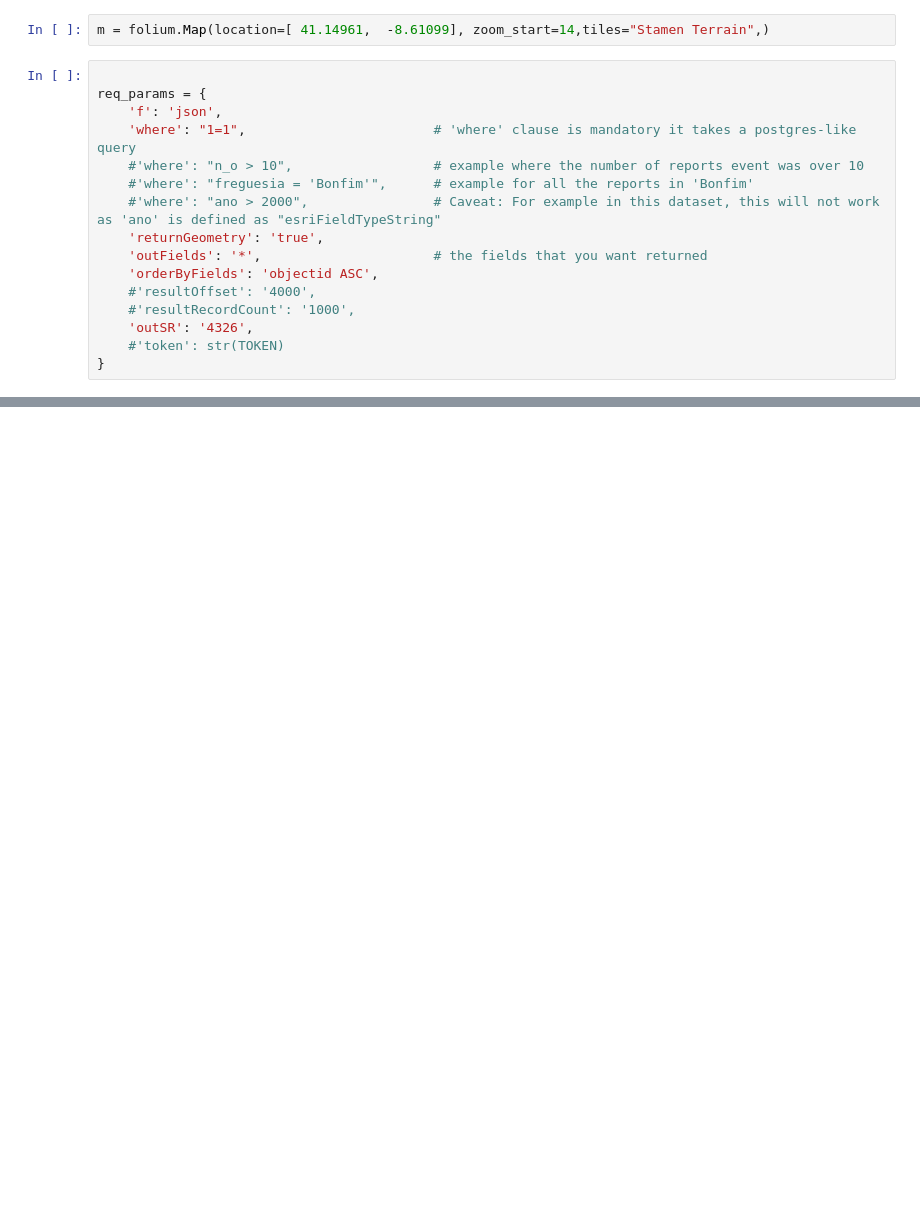
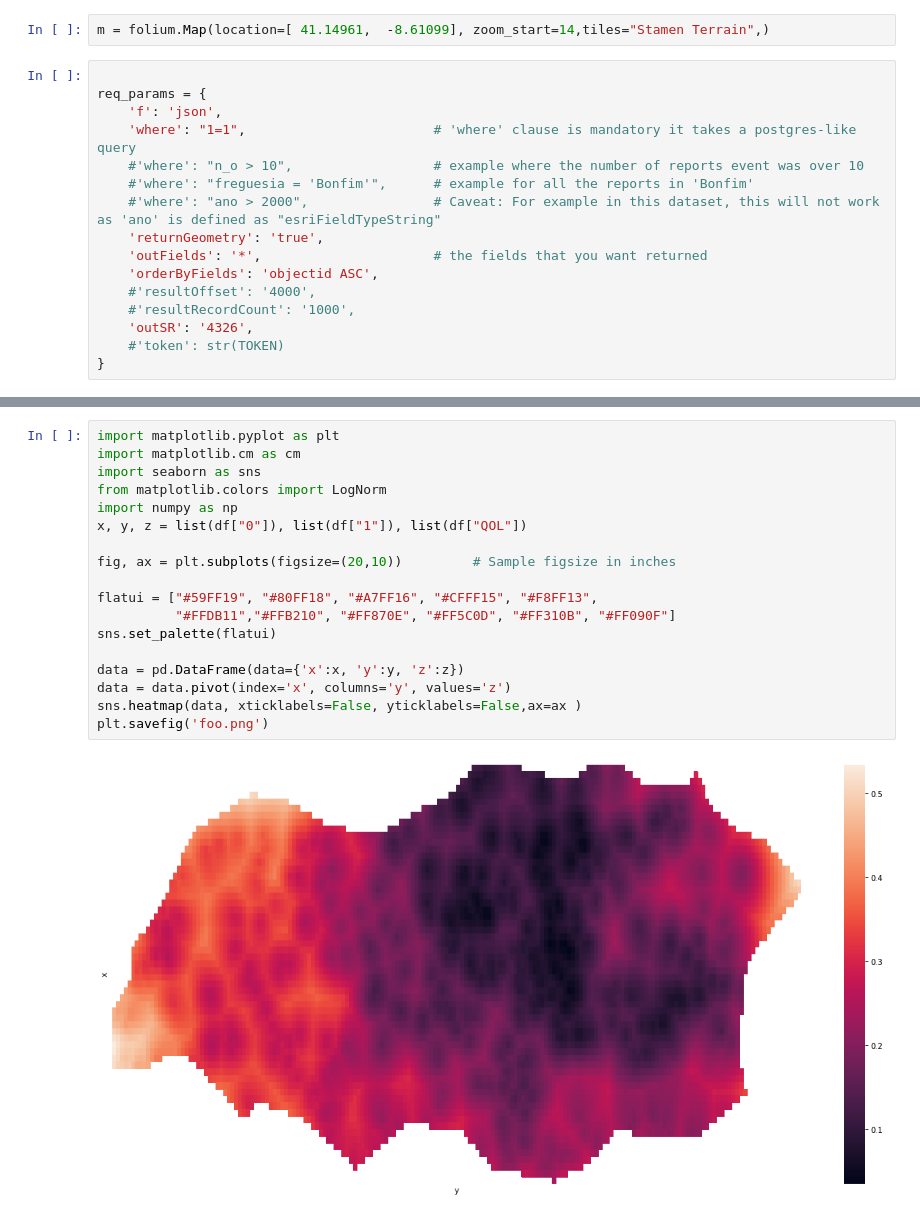
Before and after one commit to ABCurado/HackaCity2k19, a Jupyter notebook: Map.ipynb, the cells around one changed output, grey strips where cells are left out. Drawn from its saved outputs; the diff is of its cells as text; blank space fills up the shorter version.

```diff
--- a/Map.ipynb
+++ b/Map.ipynb
@@ -74,0 +136,20 @@ m
+# %%
+import matplotlib.pyplot as plt
+import matplotlib.cm as cm
+import seaborn as sns
+from matplotlib.colors import LogNorm
+import numpy as np
+x, y, z = list(df["0"]), list(df["1"]), list(df["QOL"])
+
+fig, ax = plt.subplots(figsize=(20,10))         # Sample figsize in inches
+
+flatui = ["#59FF19", "#80FF18", "#A7FF16", "#CFFF15", "#F8FF13",
+          "#FFDB11","#FFB210", "#FF870E", "#FF5C0D", "#FF310B", "#FF090F"]
+sns.set_palette(flatui)
+
+data = pd.DataFrame(data={'x':x, 'y':y, 'z':z})
+data = data.pivot(index='x', columns='y', values='z')
+sns.heatmap(data, xticklabels=False, yticklabels=False,ax=ax )
+plt.savefig('foo.png')
+# %% [output]
+[figure, added]
```
Also changed, not shown: parts of 11 cells of this notebook.
